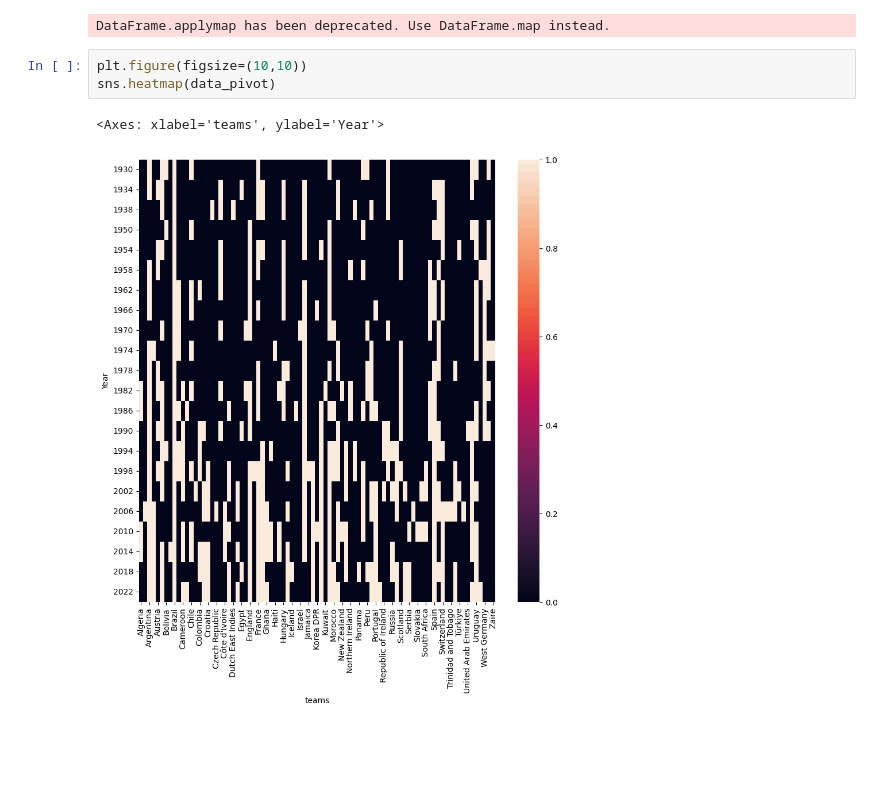
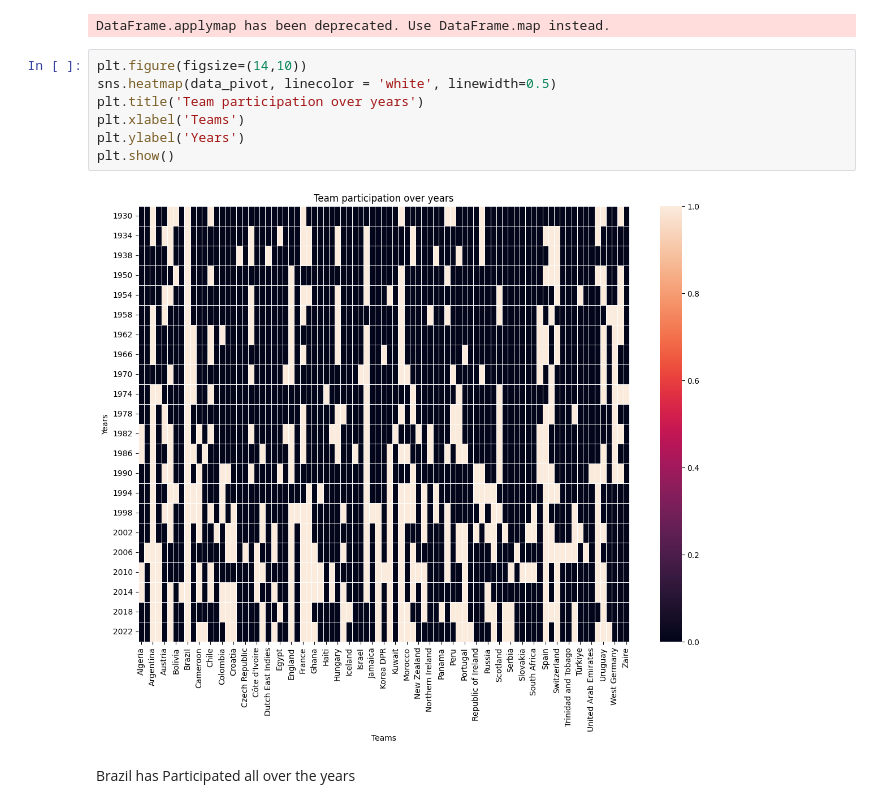
Before and after one commit to Nikkiie/Data-analysis-pandas, a Jupyter notebook: Fifa_analysis.ipynb, the cells around one changed output. Drawn from its saved outputs; the diff is of its cells as text; blank space fills up the shorter version.

```diff
--- a/Fifa_analysis.ipynb
+++ b/Fifa_analysis.ipynb
@@ -299,9 +312,14 @@ data_pivot.fillna(0, inplace=True)
 data_pivot = data_pivot.applymap(lambda x: 1 if x > 0 else 0)
 # %% [output]
 DataFrame.applymap has been deprecated. Use DataFrame.map instead.
-# %%
-plt.figure(figsize=(10,10))
-sns.heatmap(data_pivot)
-# %% [output]
-<Axes: xlabel='teams', ylabel='Year'>
-[figure, removed]
+# %%
+plt.figure(figsize=(14,10))
+sns.heatmap(data_pivot, linecolor = 'white', linewidth=0.5)
+plt.title('Team participation over years')
+plt.xlabel('Teams')
+plt.ylabel('Years')
+plt.show()
+# %% [output]
+[figure, added]
+# %% [markdown]
+Brazil has Participated all over the years
```
Also changed, not shown: parts of 16 cells of this notebook.
